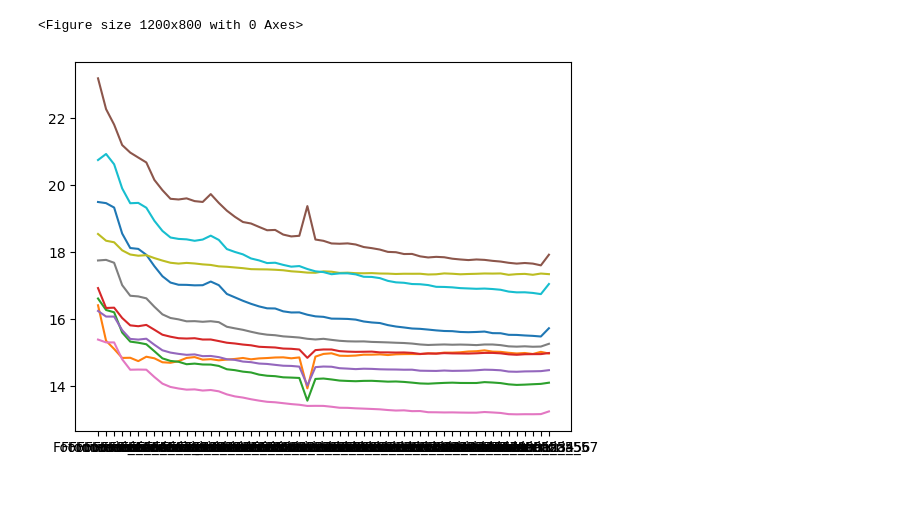
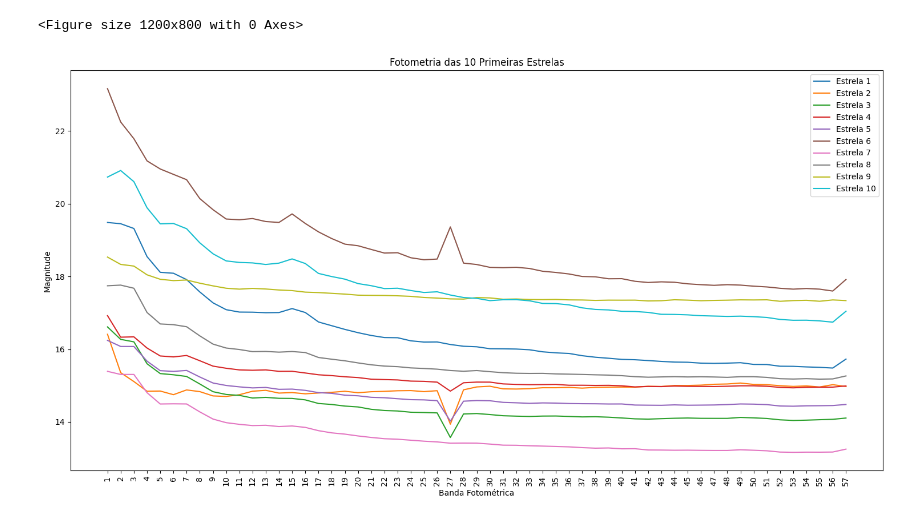
Before and after one commit to HenryLimaa/JPasEDR-Gaia, a Jupyter notebook: Fotometria_Estrelas_Analise.ipynb, the cells around one changed output. Saved outputs shown, nothing was run; the diff lists cells and outputs as text; code cells hidden in the pictures; blank space fills up the shorter version.

```diff
--- a/Fotometria_Estrelas_Analise.ipynb
+++ b/Fotometria_Estrelas_Analise.ipynb
@@ -73,9 +83,23 @@ plt.figure(figsize=(12, 8))
 # %% [output]
 <Figure size 1200x800 with 0 Axes>
 <Figure size 1200x800 with 0 Axes>
-# %%
-#Loop para plotar as 10 primeiras estrelas.
-for i in range(10):
-    plt.plot(colunas_fotometria, df.loc[i, colunas_fotometria], label=f'Estrela {i+1}')
-# %% [output]
-[figure, removed]
+# %%
+#Loop para plotar as 10 primeiras estrelas.
+
+plt.figure(figsize=(15, 8))  # Aumentei um pouco o tamanho para melhorar a visualização
+columns_fotometria = [f'Fotometria_{i+1}' for i in range(57)]
+
+# Plotando as 10 primeiras estrelas
+for i in range(10):
+    plt.plot(range(1, 58), df.loc[i, columns_fotometria], label=f'Estrela {i+1}')
+
+# Configurações do eixo X
+plt.xlabel('Banda Fotométrica')
+plt.ylabel('Magnitude')
+plt.title('Fotometria das 10 Primeiras Estrelas')
+plt.xticks(range(1, 58), rotation=90)  # Exibe números de 1 a 57 no eixo X
+plt.legend()
+plt.tight_layout()  # Ajusta o layout para evitar sobreposição
+plt.show()
+# %% [output]
+[figure, added]
```
Also changed, not shown: parts of 10 cells of this notebook.
